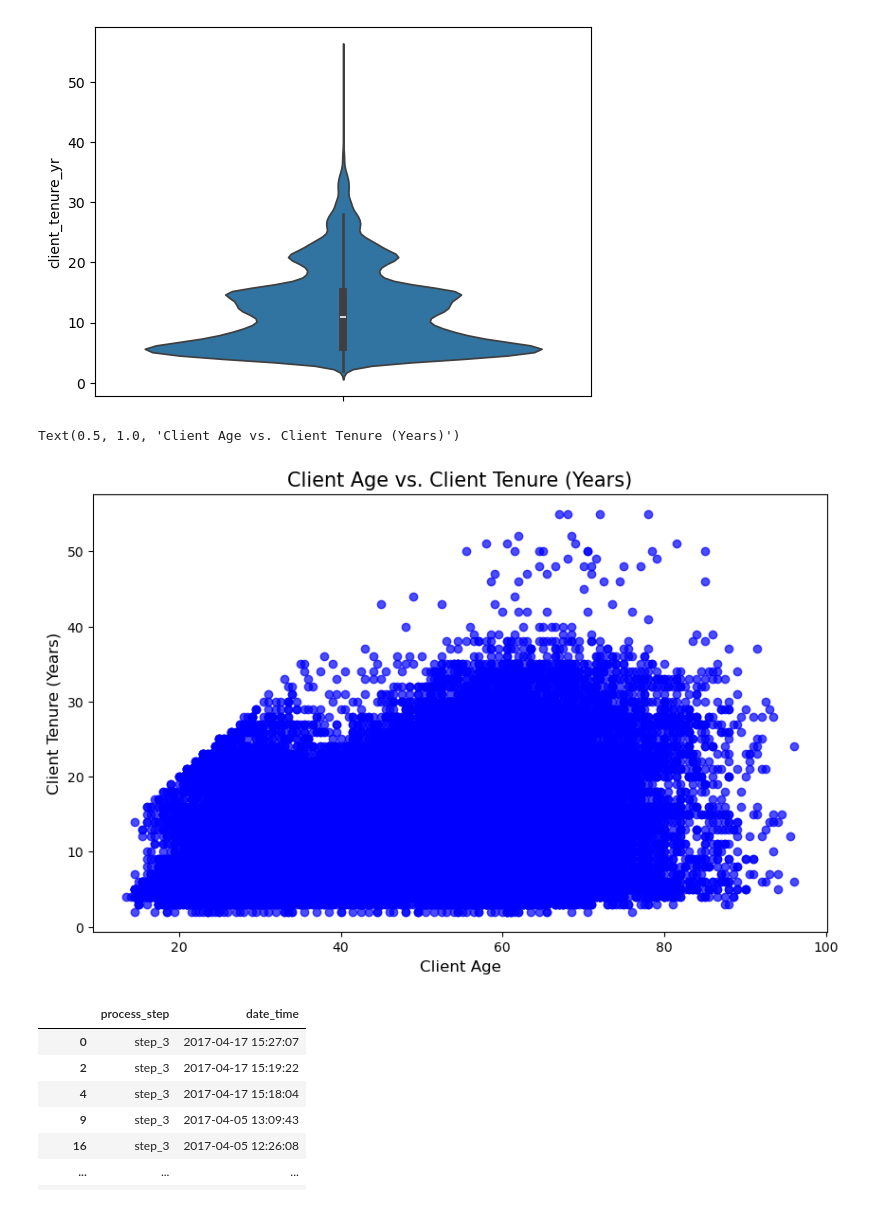
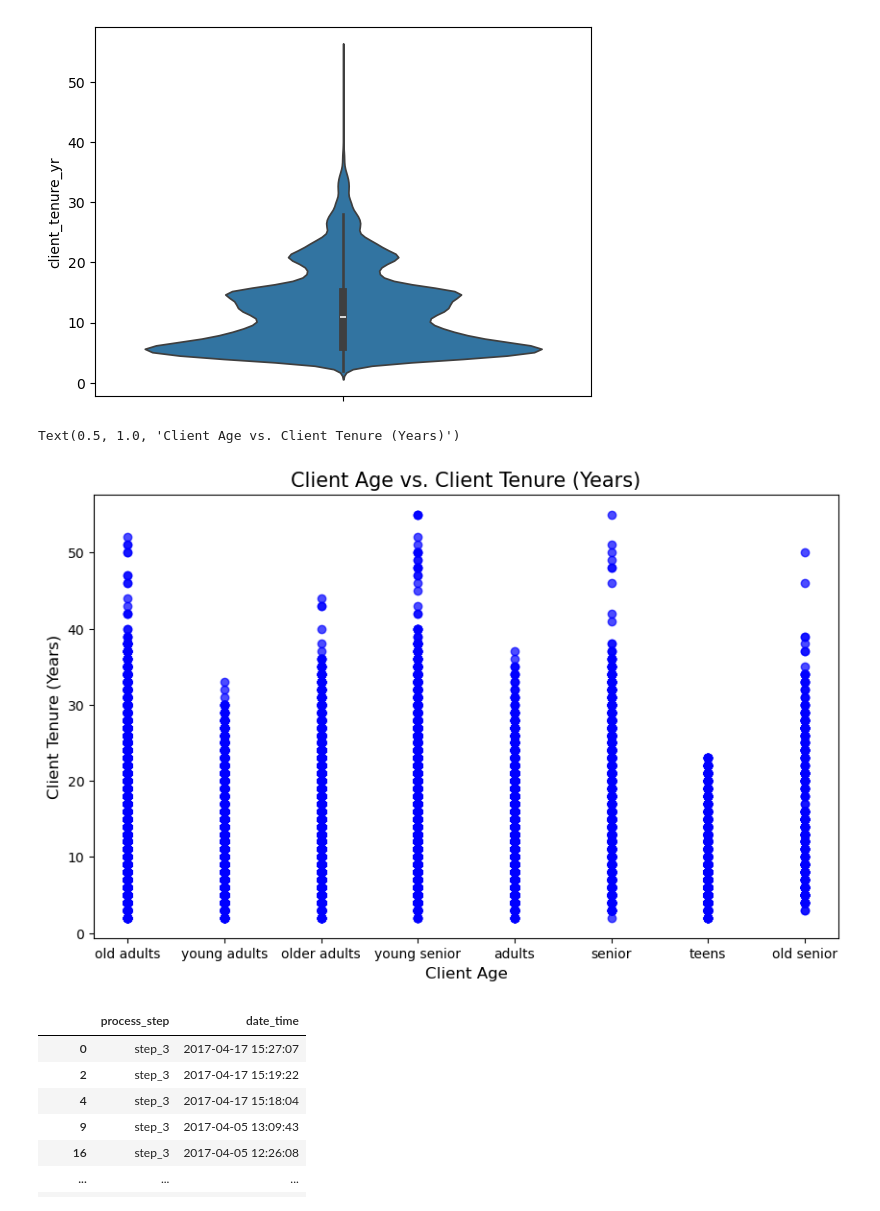
Before and after one commit to BigKawa/LinhSandraNeu, a Jupyter notebook: Datasets.ipynb, the cells around one changed output. Drawn from its saved outputs; the diff is of its cells as text; code cells hidden in the pictures.

Commit message:
tenure

```diff
--- a/Datasets.ipynb
+++ b/Datasets.ipynb
@@ -152,13 +157,13 @@ sns.violinplot(data=df_clients["client_tenure_yr"])
 [figure]
 # %%
 plt.figure(figsize=(10, 6))
-plt.scatter(df_clients['client_age'], df_clients['client_tenure_yr'], color='blue', alpha=0.7)
+plt.scatter(df_clients['client_age_group'], df_clients['client_tenure_yr'], color='blue', alpha=0.7)
 plt.xlabel('Client Age', fontsize=12)
 plt.ylabel('Client Tenure (Years)', fontsize=12)
 plt.title('Client Age vs. Client Tenure (Years)', fontsize=15)
 # %% [output]
 Text(0.5, 1.0, 'Client Age vs. Client Tenure (Years)')
-[figure, old version]
+[figure, new version]
 # %%
 df_concat[df_concat["process_step"] == "step_3"][["process_step","date_time"]]
 # %% [output]
```
Also changed, not shown: parts of 21 cells of this notebook, 1 other file.
